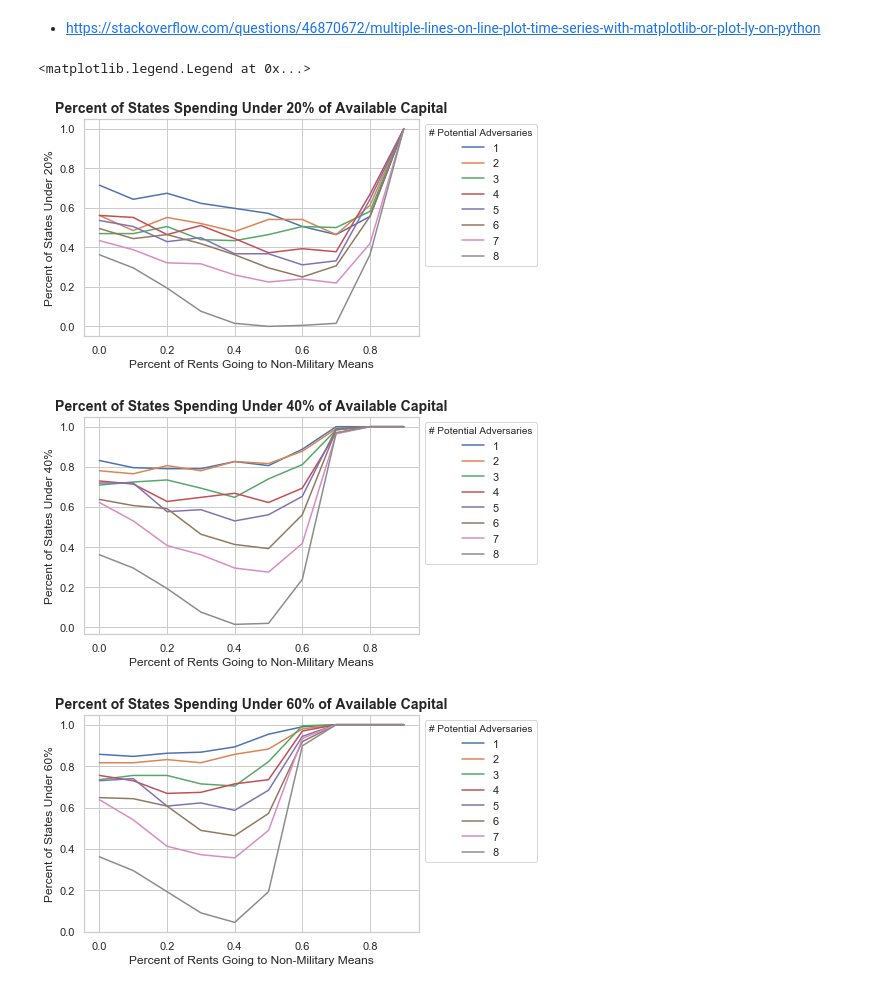
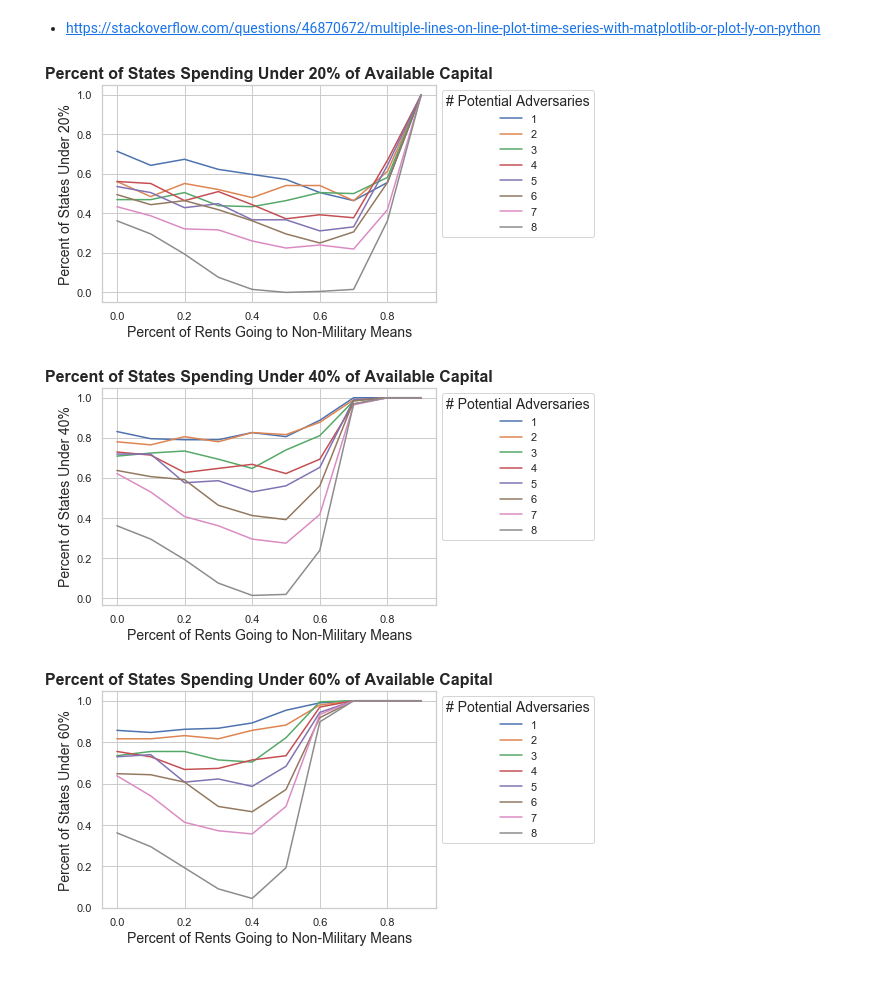
Before and after one commit to dnkent/gb-tradeoff-model, a Jupyter notebook: model/Guns-Butter-Model.ipynb, the cells around one changed output. Saved outputs shown, nothing was run; the diff lists cells and outputs as text; code cells hidden in the pictures.

Commit message:
Finished ISA Paper (Draft)

```diff
--- a/model/Guns-Butter-Model.ipynb
+++ b/model/Guns-Butter-Model.ipynb
@@ -387,30 +393,33 @@ sub_40 = run_data[["expenditures", "num_adversaries", "Percent_Sub_40"]]
 sub_60 = run_data[["expenditures", "num_adversaries", "Percent_Sub_60"]]
 # %%
 sub_20.pivot(index="expenditures", columns="num_adversaries", values="Percent_Sub_20").plot()
-plt.title("Percent of States Spending Under 20% of Available Capital", fontsize=14, fontweight='bold')
+plt.title("Percent of States Spending Under 20% of Available Capital", fontsize = 16, fontweight='bold')
 #plt.suptitle("Random Walk Suptitle", fontsize=10)
-plt.xlabel("Percent of Rents Going to Non-Military Means")
-plt.ylabel("Percent of States Under 20%")
+plt.xlabel("Percent of Rents Going to Non-Military Means", fontsize = 14)
+plt.ylabel("Percent of States Under 20%", fontsize = 14)
 plt.legend(bbox_to_anchor=(1, 1), title = "# Potential Adversaries")
+#plt.savefig('../paper/images/sim_20.png', bbox_inches='tight', dpi = 600) ## Save image
+
 
 sub_40.pivot(index="expenditures", columns="num_adversaries", values="Percent_Sub_40").plot()
-plt.title("Percent of States Spending Under 40% of Available Capital", fontsize=14, fontweight='bold')
+plt.title("Percent of States Spending Under 40% of Available Capital", fontsize = 16, fontweight='bold')
 #plt.suptitle("Random Walk Suptitle", fontsize=10)
-plt.xlabel("Percent of Rents Going to Non-Military Means")
-plt.ylabel("Percent of States Under 40%")
+plt.xlabel("Percent of Rents Going to Non-Military Means", fontsize = 14)
+plt.ylabel("Percent of States Under 40%", fontsize = 14)
 plt.legend(bbox_to_anchor=(1, 1), title = "# Potential Adversaries")
+#plt.savefig('../paper/images/sim_40.png', bbox_inches='tight', dpi = 600) ## Save image
 
 sub_60.pivot(index="expenditures", columns="num_adversaries", values="Percent_Sub_60").plot()
-plt.title("Percent of States Spending Under 60% of Available Capital", fontsize=14, fontweight='bold')
+plt.title("Percent of States Spending Under 60% of Available Capital", fontsize = 16, fontweight='bold')
 #plt.suptitle("Random Walk Suptitle", fontsize=10)
-plt.xlabel("Percent of Rents Going to Non-Military Means")
-plt.ylabel("Percent of States Under 60%")
+plt.xlabel("Percent of Rents Going to Non-Military Means", fontsize = 14)
+plt.ylabel("Percent of States Under 60%", fontsize = 14)
 plt.legend(bbox_to_anchor=(1, 1), title = "# Potential Adversaries")
+#plt.savefig('../paper/images/sim_60.png', bbox_inches='tight', dpi = 600) ## Save image
 # %% [output]
-<matplotlib.legend.Legend at 0x...>
-[figure, old version]
+[figure, new version]
-[figure, old version]
+[figure, new version]
-[figure, old version]
+[figure, new version]
 # %%
 #import dill
 #filename = 'globalsave.pkl'
```
Also changed, not shown: parts of 10 cells of this notebook, 37 other files.
